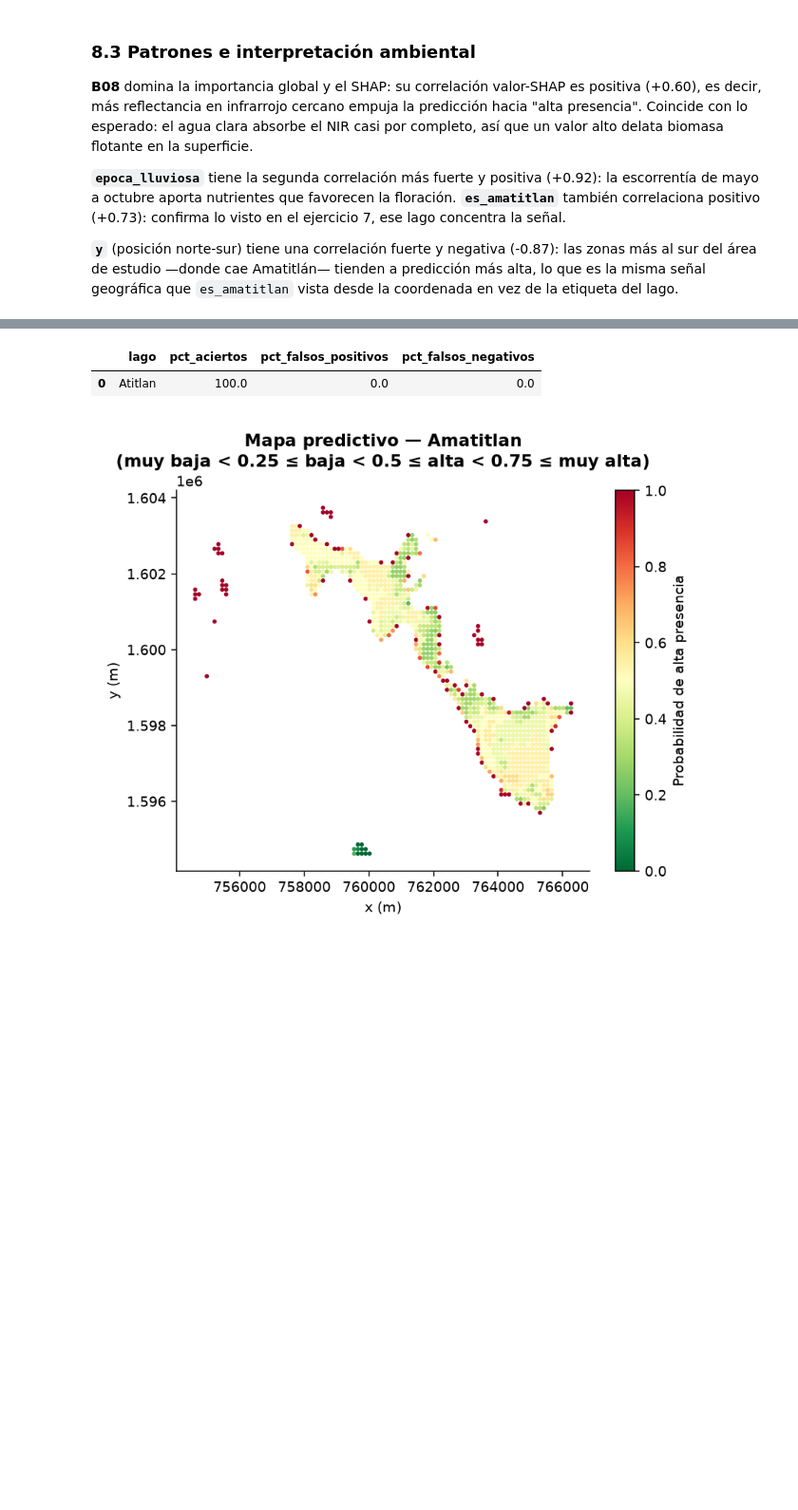
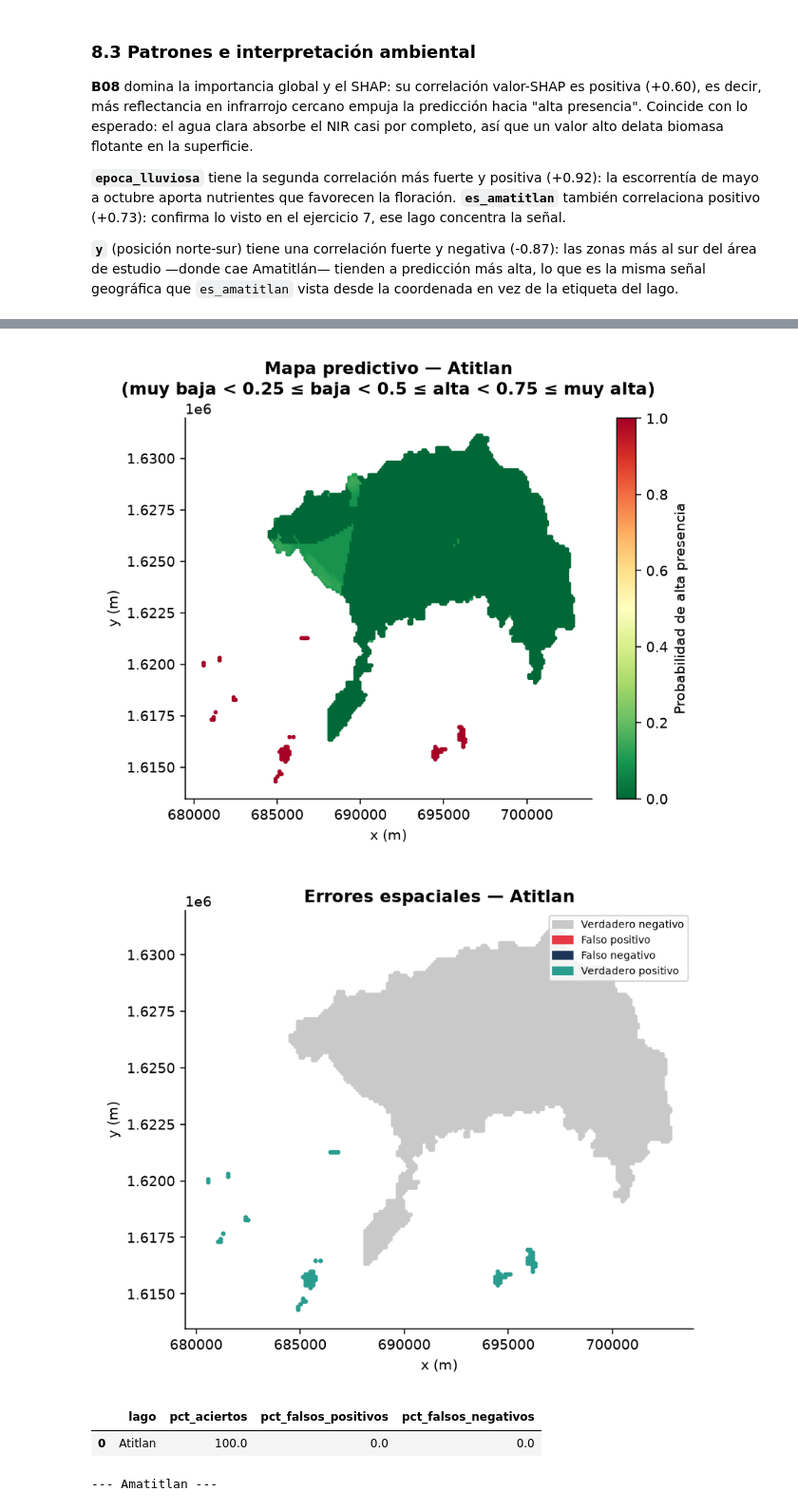
Before and after one commit to UVG-Tareas-y-proyectos/laboratorio4_ds, a Jupyter notebook: notebooks/laboratorio-4-datos-geoespaciales.ipynb, the cells around one changed output, grey strips where cells are left out. Shown at 95% size. Drawn from its saved outputs; the diff is of its cells as text; code cells hidden in the pictures; blank space fills up the shorter version.

```diff
--- a/notebooks/laboratorio-4-datos-geoespaciales.ipynb
+++ b/notebooks/laboratorio-4-datos-geoespaciales.ipynb
@@ -769,6 +782,15 @@ disponibles de cada lago.
 # %%
+from src.modelos_cianobacteria import mapa_errores
+from src.analisis_completo import CARPETA_FIGURAS as FIGURAS_PARTE1
+
 for lago in ("Atitlan", "Amatitlan"):
+    print(f"--- {lago} ---")
+    ruta_parte1 = FIGURAS_PARTE1 / f"mapas_cianobacteria_{lago.lower()}.png"
     ruta_mapa = mapa_predictivo(mejor_modelo, datos, X, lago)
+    display(Image(filename=str(ruta_parte1), width=650))
     display(Image(filename=str(ruta_mapa), width=650))
+
+    ruta_errores = mapa_errores(mejor_modelo, datos, X, lago)
+    display(Image(filename=str(ruta_errores), width=650))
     display(pd.DataFrame([analisis_errores(mejor_modelo, datos, X, lago)]))
 # %% [output]
@@ -776,3 +799,5 @@ for lago in ("Atitlan", "Amatitlan"):
+[figure, new version]
+[figure, added]
 |  | lago | pct_aciertos | pct_falsos_positivos | pct_falsos_negativos |
 | 0 | Atitlan | 100.0 | 0.0 | 0.0 |
-[figure, old version]
+--- Amatitlan ---
```
Also changed, not shown: parts of 6 cells of this notebook, 1 other file.
